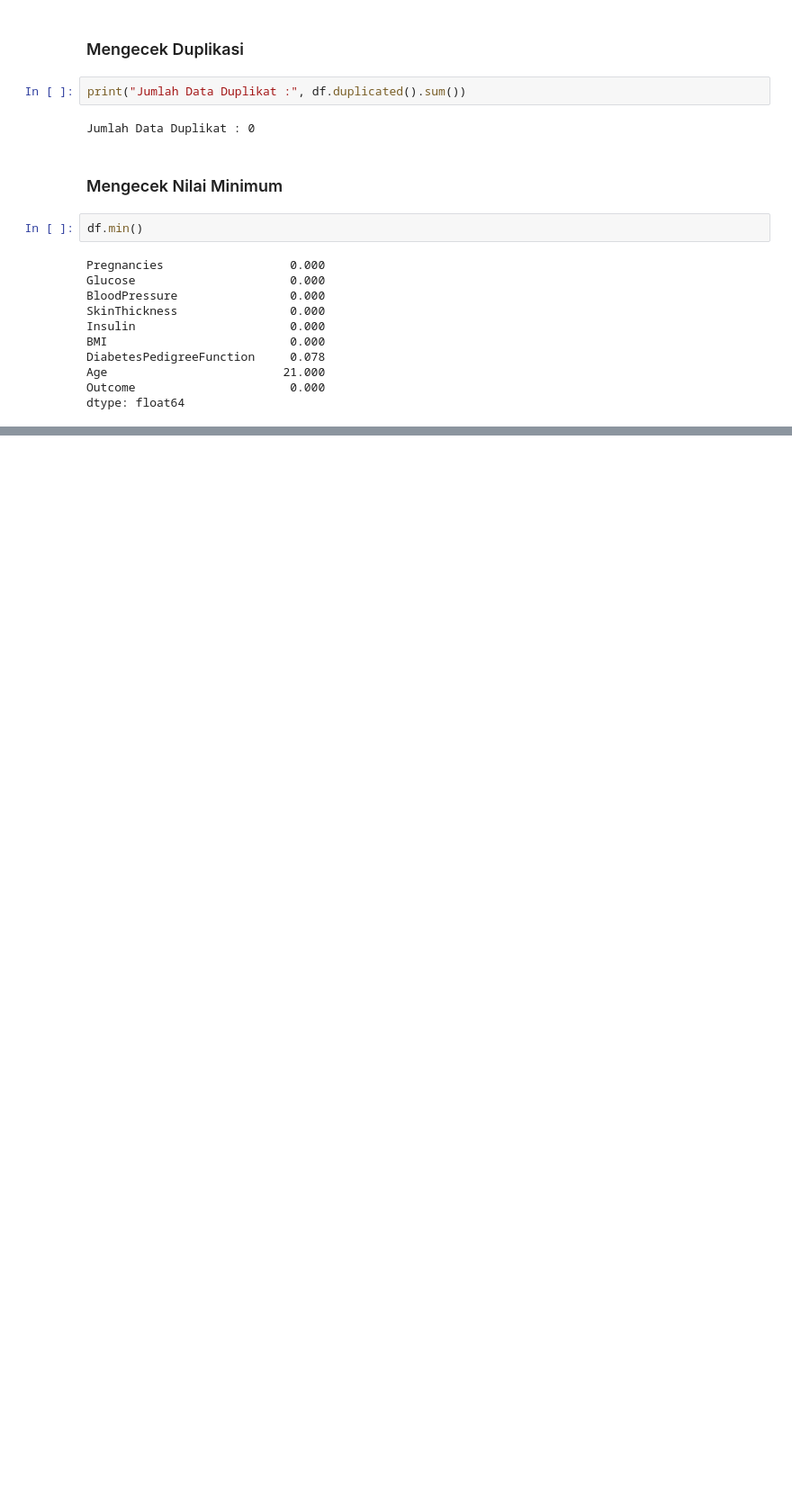
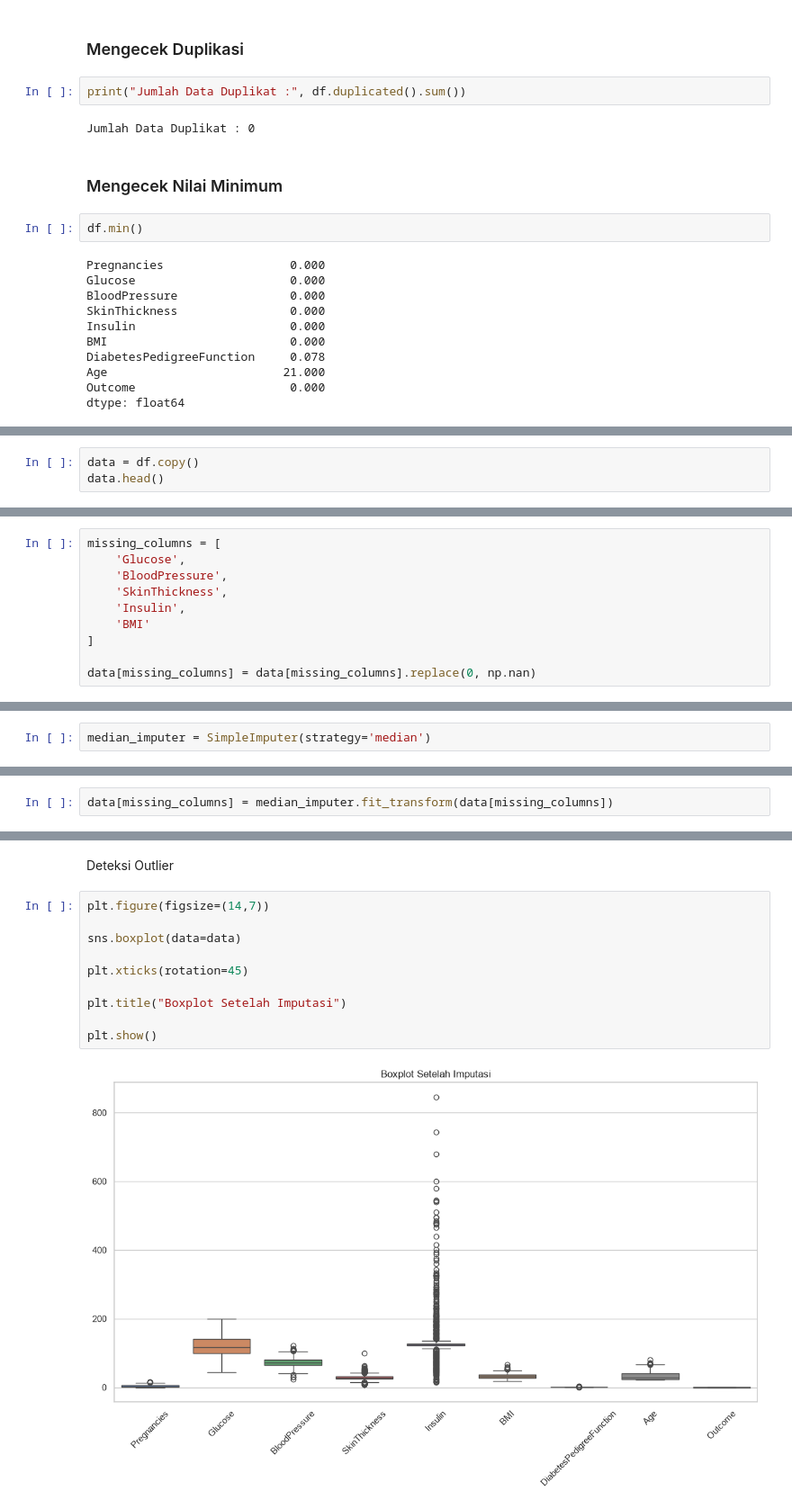
Before and after one commit to pinzii-maz/Prediksi-Risiko-Diabetes, a Jupyter notebook: Belajar Logistik Regresi.ipynb, the cells around one changed output, grey strips where cells are left out. Shown at 90% size. Cells and saved outputs as stored; diff of their text form; blank space fills up the shorter version.

Commit message:
data preparation

```diff
--- a/Belajar Logistik Regresi.ipynb
+++ b/Belajar Logistik Regresi.ipynb
@@ -288,0 +293,3 @@ dtype: float64
+# %%
+data = df.copy()
+data.head()
@@ -288,0 +412,10 @@ dtype: float64
+# %%
+missing_columns = [
+    'Glucose',
+    'BloodPressure',
+    'SkinThickness',
+    'Insulin',
+    'BMI'
+]
+
+data[missing_columns] = data[missing_columns].replace(0, np.nan)
@@ -288,0 +441,2 @@ dtype: float64
+# %%
+median_imputer = SimpleImputer(strategy='median')
@@ -288,0 +445,2 @@ dtype: float64
+# %%
+data[missing_columns] = median_imputer.fit_transform(data[missing_columns])
@@ -288,0 +460,14 @@ dtype: float64
+# %% [markdown]
+Deteksi Outlier
+# %%
+plt.figure(figsize=(14,7))
+
+sns.boxplot(data=data)
+
+plt.xticks(rotation=45)
+
+plt.title("Boxplot Setelah Imputasi")
+
+plt.show()
+# %% [output]
+[figure, added]
```
Also changed, not shown: parts of 33 cells of this notebook.
